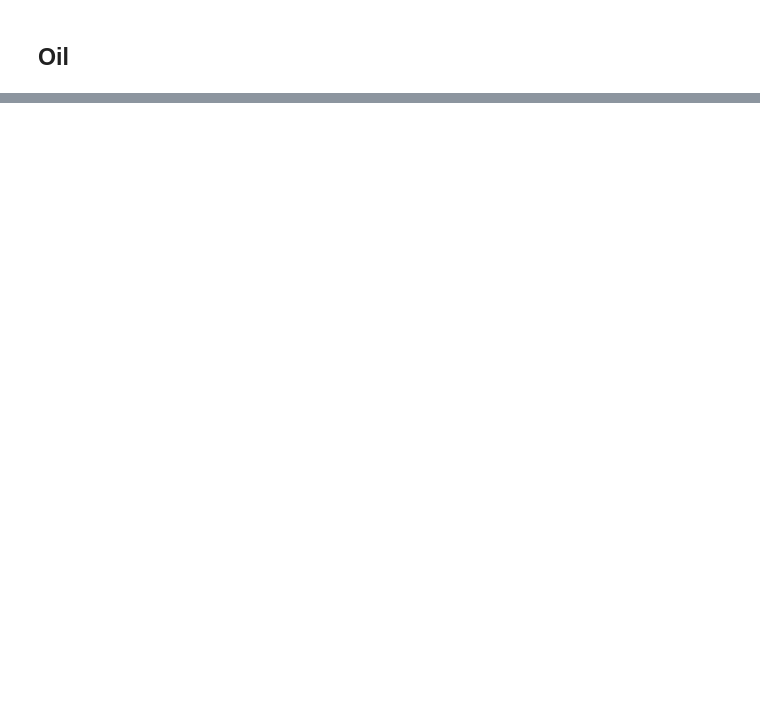
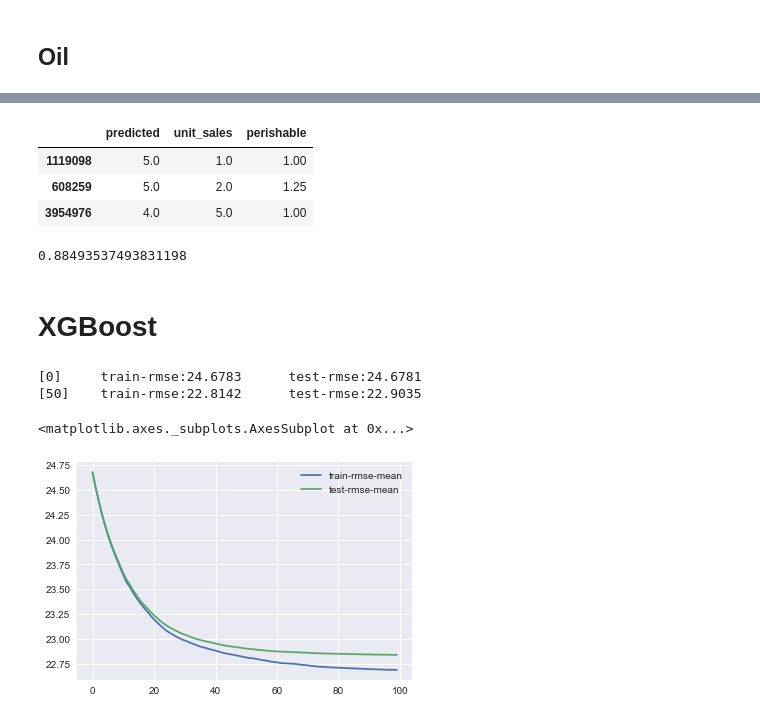
Before and after one commit to yiqingyang75/machine-learning-pre-assign, a Jupyter notebook: py/Grocery_Sales_Forecasting.ipynb, the cells around one changed output, grey strips where cells are left out. Saved outputs shown, nothing was run; the diff lists cells and outputs as text; code cells hidden in the pictures; blank space fills up the shorter version.

Commit message:
add rf and xgboost

```diff
--- a/py/Grocery_Sales_Forecasting.ipynb
+++ b/py/Grocery_Sales_Forecasting.ipynb
@@ -150,0 +279,3 @@ df_train.set_index(["store_nbr", "item_nbr", "date"]).head()
+# %%
+df = df_transform(df)
+df.head(2)
@@ -150,0 +286,9 @@ df_train.set_index(["store_nbr", "item_nbr", "date"]).head()
+# %%
+col = ["year","mon","day","dayofweek","onpromotion","transferred"]
+dummy_col = ["family","cluster","state"]
+df_x_dummy = pd.get_dummies(df[dummy_col],drop_first=True)
+df_x = df[col]
+df_x = df_x.join(df_x_dummy)
+df_y = df["unit_sales"]
+df_x.head(2)
+df_y.head(2)
@@ -150,0 +309,5 @@ df_train.set_index(["store_nbr", "item_nbr", "date"]).head()
+# %%
+dtrain_x, dtest_x, dtrain_y, dtest_y = train_test_split(df_x, df_y, random_state=1026, test_size=0.2)
+# %%
+rf = RandomForestRegressor(n_estimators=5)
+rf.fit(dtrain_x, dtrain_y)
@@ -150,0 +350,14 @@ df_train.set_index(["store_nbr", "item_nbr", "date"]).head()
+# %%
+y_predict_rf= rf.predict(dtest_x)
+predicted_rf = pd.DataFrame({'predicted': y_predict_rf},index = dtest_y.index)
+predicted_rf["predicted"] = predicted_rf["predicted"].round(0)
+predicted_rf["predicted"] = predicted_rf["predicted"].apply(lambda x: 0 if x < 0 else x)
+predicted_rf = predicted_rf.join(dtest_y)
+predicted_rf = predicted_rf.join(df["perishable"])
+predicted_rf["unit_sales"] = predicted_rf["unit_sales"].apply(lambda x: 0 if x < 0 else x)
+predicted_rf.head(3)
+# %% [output]
+|  | predicted | unit_sales | perishable |
+| 1119098 | 5.0 | 1.0 | 1.00 |
+| 608259 | 5.0 | 2.0 | 1.25 |
+| 3954976 | 4.0 | 5.0 | 1.00 |
@@ -150,0 +369,7 @@ df_train.set_index(["store_nbr", "item_nbr", "date"]).head()
+# %%
+rf_eval = NWRMSLE(predicted_rf["predicted"],predicted_rf["unit_sales"],predicted_rf["perishable"])
+rf_eval
+# %% [output]
+0.88493537493831198
+# %% [markdown]
+# XGBoost
@@ -150,0 +378,21 @@ df_train.set_index(["store_nbr", "item_nbr", "date"]).head()
+# %%
+dtrain = xgb.DMatrix(dtrain_x, dtrain_y, feature_names=dtrain_x.columns.values)
+
+xgb_params = {
+    'eta': 0.05,
+    'max_depth': 8,
+    'subsample': 0.7,
+    'colsample_bytree': 0.7,
+    'objective': 'reg:linear',
+    'eval_metric': 'rmse',
+    'silent': 1
+}
+
+cv_output = xgb.cv(xgb_params, dtrain, num_boost_round=100, early_stopping_rounds=20,
+    verbose_eval=50, show_stdv=False)
+cv_output[['train-rmse-mean', 'test-rmse-mean']].plot()
+# %% [output]
+[0]     train-rmse:24.6783      test-rmse:24.6781
+[50]    train-rmse:22.8142      test-rmse:22.9035
+<matplotlib.axes._subplots.AxesSubplot at 0x...>
+[figure, added]
```
Also changed, not shown: parts of 30 cells of this notebook, 4 other files.
